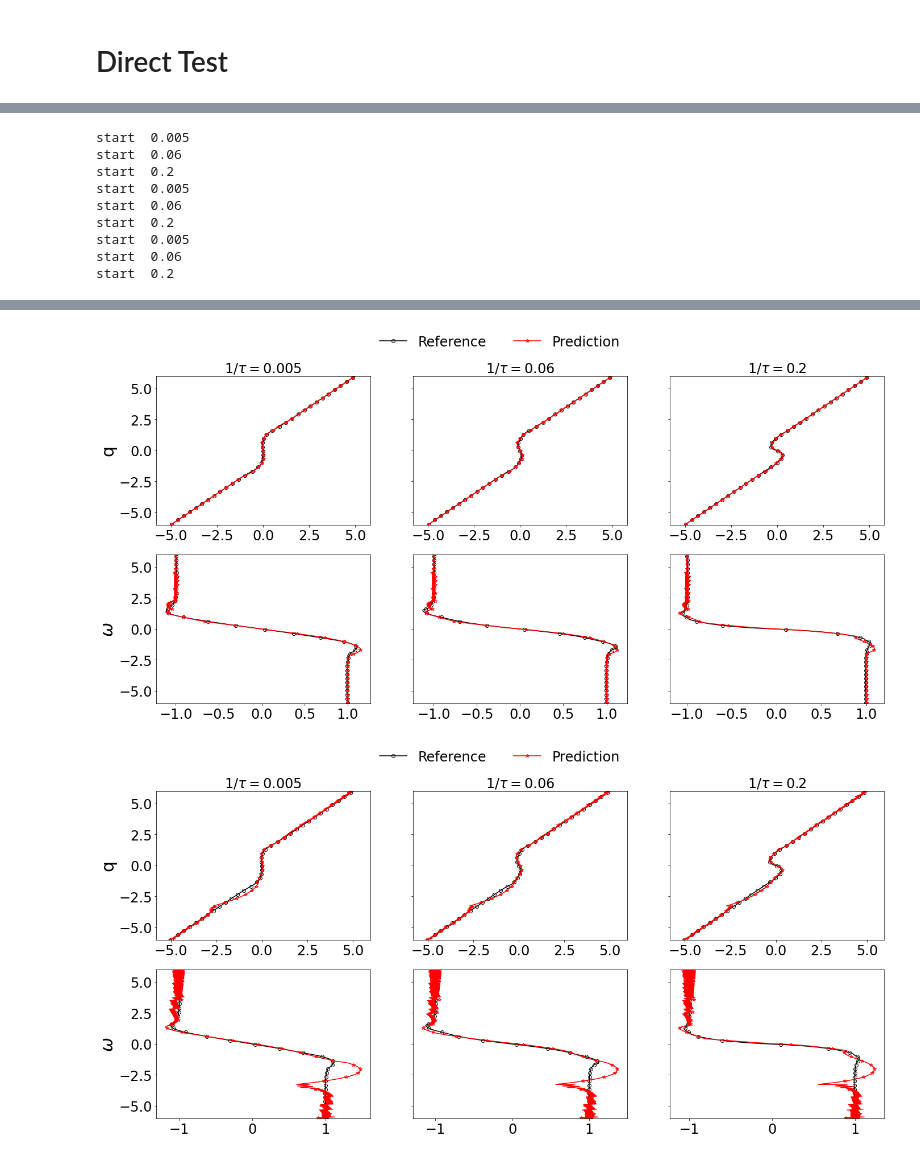
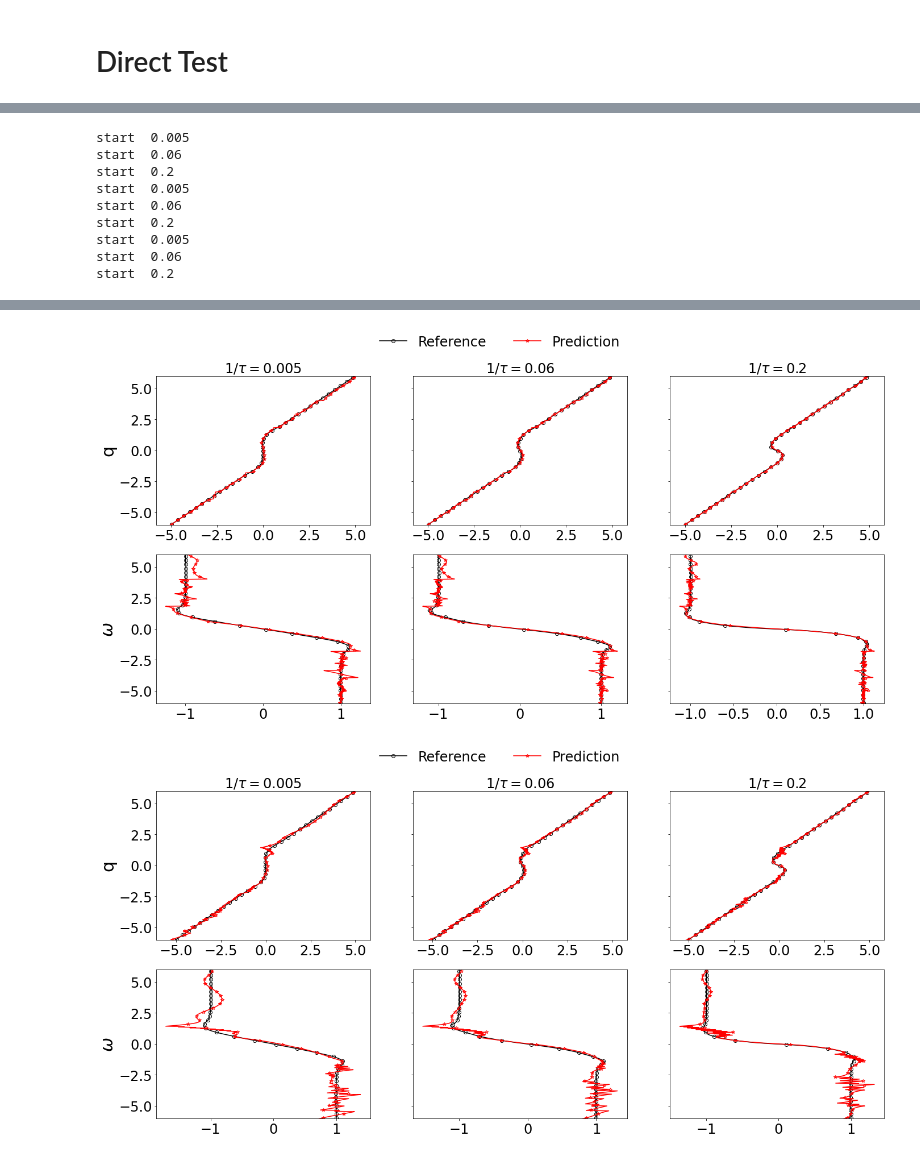
Before and after one commit to Zhengyu-Huang/Point-Jet, a Jupyter notebook: Point_jet/Direct_NN_FNO.ipynb, the cells around one changed output, grey strips where cells are left out. Cells and saved outputs as stored; diff of their text form; code cells hidden in the pictures.

```diff
--- a/Point_jet/Direct_NN_FNO.ipynb
+++ b/Point_jet/Direct_NN_FNO.ipynb
@@ -129,8 +129,11 @@ for i in range(N_data):
 # %%
 # Training nerual networks
 # %%
-layers = [4, 4, 4]
-modes1 = [8, 8]
+# layers = [4, 4, 4]
+# modes1 = [8, 8]
+# fc_dim = 4
+layers = [4, 4]
+modes1 = [8]
 fc_dim = 4
 activation = 'elu'
 device = torch.device('cuda:0' if torch.cuda.is_available() else 'cpu')
@@ -140,14 +143,15 @@ for nn_save_name in ["diffusivity-fno.nn", "flux-fno.nn", "source-fno.nn"]:
 
     print("start train nn : ", nn_save_name)
     if nn_save_name == "diffusivity-fno.nn":
-        x_train =  np.stack((q_mean_abs, dq_dy_mean), axis=-1)
+        x_train =  np.stack((q_mean, dq_dy_mean), axis=-1)
         y_train =  mu_f[...,np.newaxis]/mu_scale
         in_dim = 2
 
     elif nn_save_name == "flux-fno.nn":
-        x_train = np.stack((q_mean_abs, dq_dy_mean), axis=-1)
+        x_train = np.stack((q_mean, dq_dy_mean), axis=-1)
         y_train = closure_mean[...,np.newaxis]/flux_scale
         in_dim = 2
+
     elif nn_save_name == "source-fno.nn":
         x_train = np.stack((q_mean, dq_dy_mean), axis=-1)
         y_train = d_closure_mean[...,np.newaxis]/source_scale
@@ -220,34 +224,34 @@ Epoch :  19000  Epoch time :  0.003864424303174019  Train L2 Loss :  18.38860130
 # %% [markdown]
 # Direct Test
 # %%
-for nn_save_name in ["diffusivity.nn", "flux.nn", "source.nn"]:
+for nn_save_name in ["diffusivity-fno.nn", "flux-fno.nn", "source-fno.nn"]:
     trained_net = torch.load(nn_save_name)
 
     print("start train nn : ", nn_save_name)
-    if nn_save_name == "diffusivity.nn":
-        x_train  =  np.stack((q_mean_abs, dq_dy_mean), axis=-1)
+    if nn_save_name == "diffusivity-fno.nn":
+        x_train  =  np.stack((q_mean, dq_dy_mean), axis=-1)
         y_train_raw =  mu_f
         y_train   =  mu_f[...,np.newaxis]/mu_scale
 
-        x_test  =  np.stack((q_mean_abs_test, dq_dy_mean_test), axis=-1)
+        x_test  =  np.stack((q_mean_test, dq_dy_mean_test), axis=-1)
         y_test_raw =  mu_f_test
         y_test   =  mu_f_test[...,np.newaxis]/mu_scale
 
         scale = mu_scale
         non_negative = True
-    elif nn_save_name == "flux.nn":
-        x_train = np.stack((q_mean_abs, dq_dy_mean), axis=-1)
+    elif nn_save_name == "flux-fno.nn":
+        x_train = np.stack((q_mean, dq_dy_mean), axis=-1)
         y_train_raw = closure_mean
         y_train = closure_mean[...,np.newaxis]/flux_scale
 
-        x_test = np.stack((q_mean_abs_test, dq_dy_mean_test), axis=-1)
+        x_test = np.stack((q_mean_test, dq_dy_mean_test), axis=-1)
         y_test_raw = closure_mean_test
         y_test = closure_mean_test[...,np.newaxis]/flux_scale
 
 
         scale = flux_scale
         non_negative = False
-    elif nn_save_name == "source.nn":
+    elif nn_save_name == "source-fno.nn":
         x_train = np.stack((q_mean, dq_dy_mean), axis=-1)
         y_train_raw = d_closure_mean
         y_train = d_closure_mean[...,np.newaxis]/source_scale
@@ -264,14 +268,14 @@ for nn_save_name in ["diffusivity.nn", "flux.nn", "source.nn"]:
 
     fig, ax = plt.subplots(ncols=2, sharey=True, nrows=1, figsize=((15,6)))
 
-    N_data = q_mean_abs.shape[0]
+    N_data = q_mean.shape[0]
     y_train_pred = NeuralNet.net_eval(net=trained_net, x=x_train, mu_scale=scale, non_negative=non_negative, filter_on=filter_on, filter_sigma=filter_sigma, n_data=N_data).reshape((N_data, N_y))
     for i in range(N_data):
         ax[0].plot(y_train_raw[i,:], yy, color="C"+str(i))
         ax[0].plot(y_train_pred[i,:], yy, "--", color="C"+str(i))
 
 
-    N_data = q_mean_abs_test.shape[0]
+    N_data = q_mean_test.shape[0]
     y_test_pred = NeuralNet.net_eval(net=trained_net, x=x_test, mu_scale=scale, non_negative=non_negative, filter_on=filter_on, filter_sigma=filter_sigma, n_data=N_data).reshape((N_data, N_y))
     for i in range(N_data):
         ax[1].plot(y_test_raw[i,:], yy, color="C"+str(i))
@@ -305,14 +309,15 @@ def point_jet(tau_inv, nn_save_name):
     q_jet = omega_jet + beta*yy
 
     tau = 1/float(tau_inv)
+    filter_on = False
 
-    if nn_save_name  == "diffusivity.nn":
+    if nn_save_name  == "diffusivity-fno.nn":
         nn_model = partial(NeuralNet.fno_viscosity, net=trained_net, mu_scale = mu_scale, non_negative=True, filter_on=filter_on, filter_sigma=filter_sigma)
         model = lambda q, yy, res : nummodel(nn_model, q, yy, res)
-    elif nn_save_name  == "flux.nn":
+    elif nn_save_name  == "flux-fno.nn":
         nn_model = partial(NeuralNet.fno_viscosity, net=trained_net, mu_scale = flux_scale, non_negative=False, filter_on=filter_on, filter_sigma=filter_sigma)
         model = lambda q, yy, res : nummodel_flux(nn_model, q, yy, res)
-    elif nn_save_name  == "source.nn":
+    elif nn_save_name  == "source-fno.nn":
         nn_model = partial(NeuralNet.fno_viscosity, net=trained_net, mu_scale = source_scale, non_negative=False, filter_on=filter_on, filter_sigma=filter_sigma)
         model = lambda q, yy, res : nummodel_source(nn_model, q, yy, res)
     else:
@@ -327,7 +332,7 @@ def point_jet(tau_inv, nn_save_name):
 
     return yy,  q_mean_pred, q_pred
 # %%
-for nn_save_name in ["source.nn", "diffusivity.nn", "flux.nn"]:
+for nn_save_name in ["source-fno.nn", "diffusivity-fno.nn", "flux-fno.nn"]:
 
 
     tau_invs = ["0.005", "0.06", "0.2"]
@@ -383,2 +388,2 @@ start  0.2
-[figure, old version]
+[figure, new version]
-[figure, old version]
+[figure, new version]
```
Also changed, not shown: parts of 4 cells of this notebook, 22 other files.
